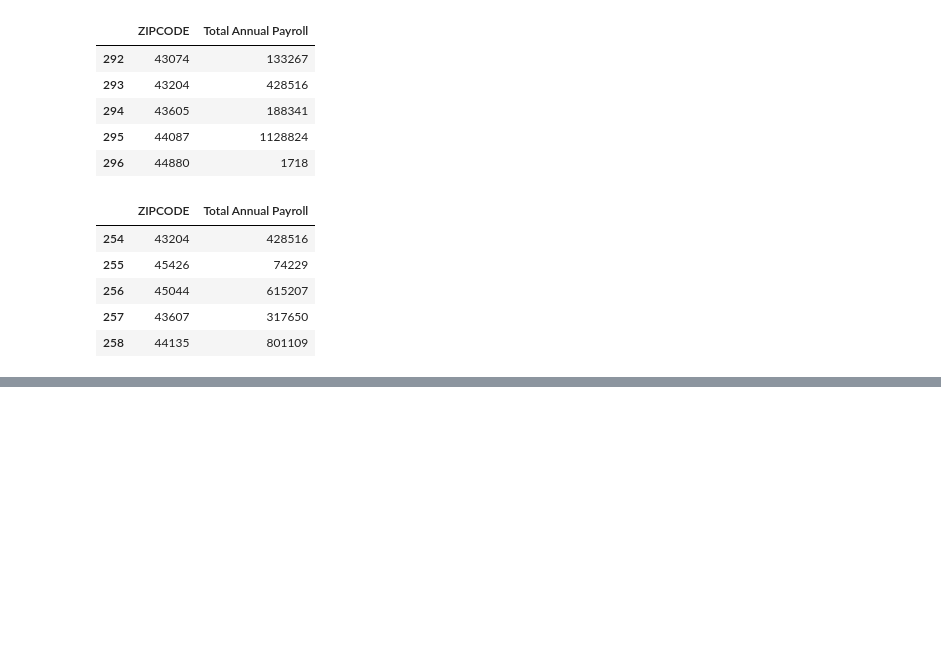
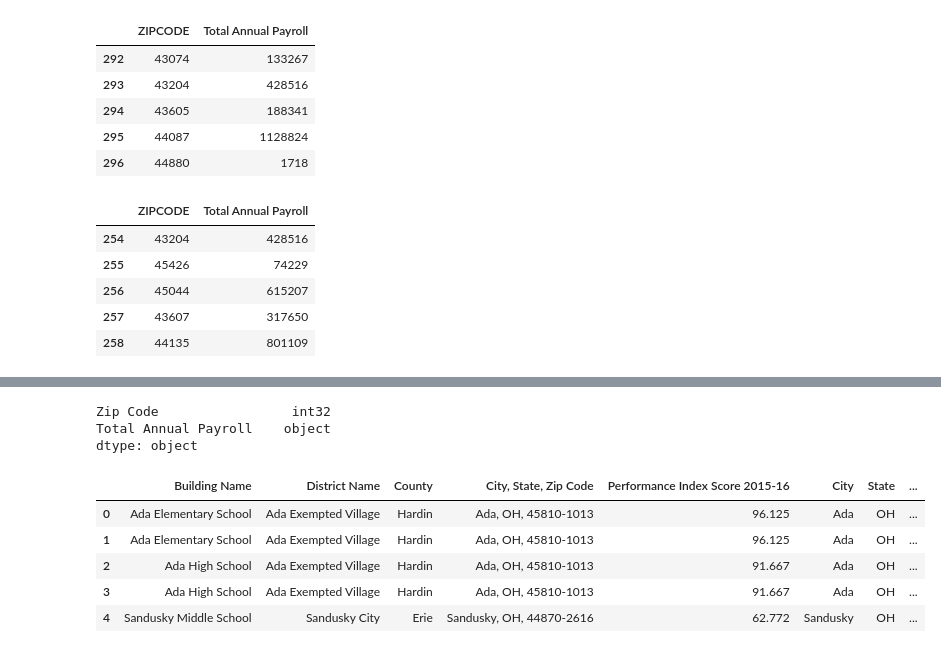
Before and after one commit to Teddi009x/Team_Scholastic_Crush, a Jupyter notebook: TeamScholasticCrush.ipynb, the cells around one changed output, grey strips where cells are left out. Cells and saved outputs as stored; diff of their text form; code cells hidden in the pictures; blank space fills up the shorter version.

```diff
--- a/TeamScholasticCrush.ipynb
+++ b/TeamScholasticCrush.ipynb
@@ -228,2 +232,5 @@ public_df.head()
 # %%
 public_df.to_csv("Resources/Public_ZipCode.csv", index=False, header=True)
+# %%
+public_payfoll= public_payfoll_by_ZIP_df.rename(columns={"ZIPCODE": "Zip Code"})
+public_payfoll.head()
@@ -229,0 +253,19 @@ public_df.to_csv("Resources/Public_ZipCode.csv", index=False, header=True)
+# %%
+public_df["Zip Code"]= public_df["Zip Code"].astype(int)
+public_payfoll["Zip Code"]=public_payfoll["Zip Code"].astype(int)
+public_payfoll.dtypes
+# %% [output]
+Zip Code                 int32
+Total Annual Payroll    object
+dtype: object
+# %%
+#Problems Merging
+public_pay_df= public_df.merge(public_payfoll, on="Zip Code")
+public_pay_df.head()
+# %% [output]
+|  | Building Name | District Name | County | City, State, Zip Code | Performance Index Score 2015-16 | City | State | ... |
+| 0 | Ada Elementary School | Ada Exempted Village | Hardin | Ada, OH, 45810-1013 | 96.125 | Ada | OH | ... |
+| 1 | Ada Elementary School | Ada Exempted Village | Hardin | Ada, OH, 45810-1013 | 96.125 | Ada | OH | ... |
+| 2 | Ada High School | Ada Exempted Village | Hardin | Ada, OH, 45810-1013 | 91.667 | Ada | OH | ... |
+| 3 | Ada High School | Ada Exempted Village | Hardin | Ada, OH, 45810-1013 | 91.667 | Ada | OH | ... |
+| 4 | Sandusky Middle School | Sandusky City | Erie | Sandusky, OH, 44870-2616 | 62.772 | Sandusky | OH | ... |
```
Also changed, not shown: parts of 18 cells of this notebook, 2 other files.
